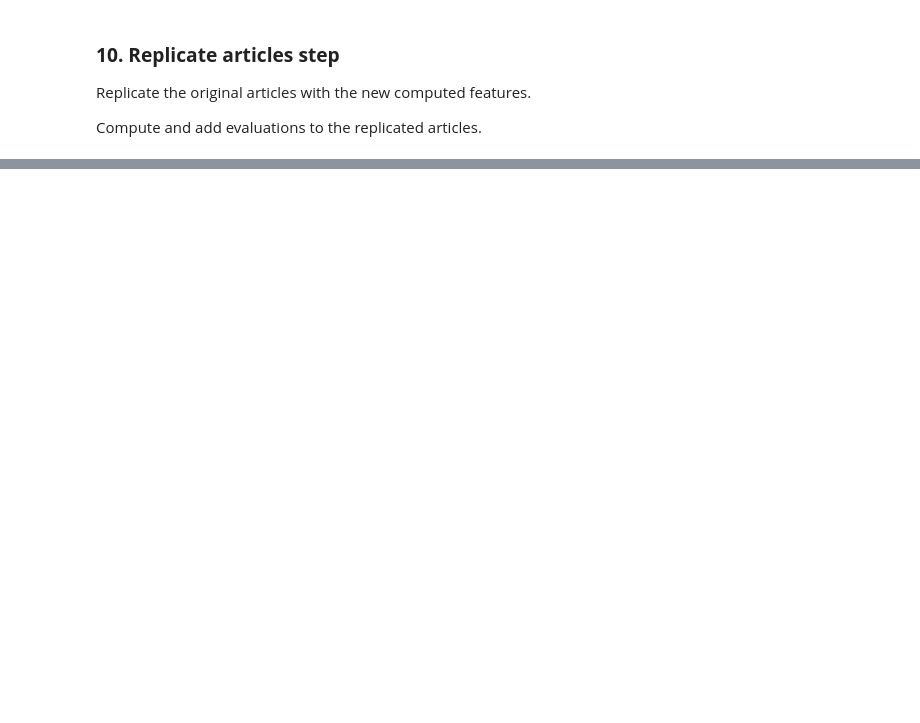
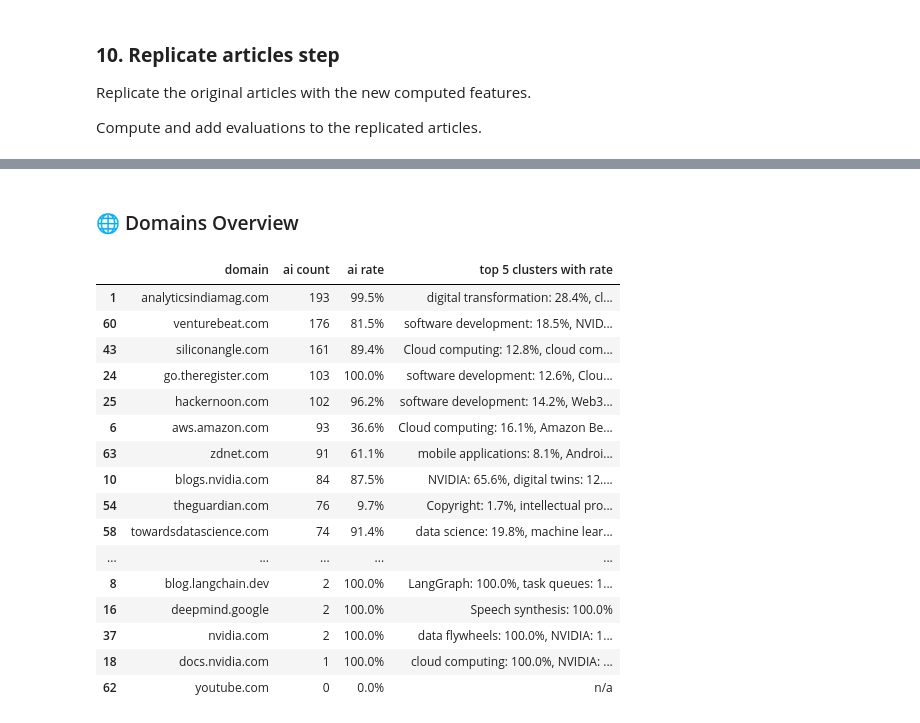
Before and after one commit to mcrilo33/hex_machina, a Jupyter notebook: notebooks/article_enrichment_flow.ipynb, the cells around one changed output, grey strips where cells are left out. Saved outputs shown, nothing was run; the diff lists cells and outputs as text; code cells hidden in the pictures; blank space fills up the shorter version.

```diff
--- a/notebooks/article_enrichment_flow.ipynb
+++ b/notebooks/article_enrichment_flow.ipynb
@@ -763,0 +803,29 @@ Here is an example : [article_enrichment_report_example.html](./images/article_e
+# %% [markdown]
+### 🌐 Domains Overview
+# %%
+import pandas as pd
+pd.set_option('display.max_rows', None)
+pd.set_option('display.max_columns', None)
+pd.set_option('display.width', None)
+pd.set_option('display.max_colwidth', None)
+from ttd.flows.analysis import get_domain_table_data
+
+get_domain_table_data(articles)
+# %% [output]
+|  | domain | ai count | ai rate | top 5 clusters with rate |
+| 1 | analyticsindiamag.com | 193 | 99.5% | digital transformation: 28.4%, cl... |
+| 60 | venturebeat.com | 176 | 81.5% | software development: 18.5%, NVID... |
+| 43 | siliconangle.com | 161 | 89.4% | Cloud computing: 12.8%, cloud com... |
+| 24 | go.theregister.com | 103 | 100.0% | software development: 12.6%, Clou... |
+| 25 | hackernoon.com | 102 | 96.2% | software development: 14.2%, Web3... |
+| 6 | aws.amazon.com | 93 | 36.6% | Cloud computing: 16.1%, Amazon Be... |
+| 63 | zdnet.com | 91 | 61.1% | mobile applications: 8.1%, Androi... |
+| 10 | blogs.nvidia.com | 84 | 87.5% | NVIDIA: 65.6%, digital twins: 12.... |
+| 54 | theguardian.com | 76 | 9.7% | Copyright: 1.7%, intellectual pro... |
+| 58 | towardsdatascience.com | 74 | 91.4% | data science: 19.8%, machine lear... |
+| ... | ... | ... | ... | ... |
+| 8 | blog.langchain.dev | 2 | 100.0% | LangGraph: 100.0%, task queues: 1... |
+| 16 | deepmind.google | 2 | 100.0% | Speech synthesis: 100.0% |
+| 37 | nvidia.com | 2 | 100.0% | data flywheels: 100.0%, NVIDIA: 1... |
+| 18 | docs.nvidia.com | 1 | 100.0% | cloud computing: 100.0%, NVIDIA: ... |
+| 62 | youtube.com | 0 | 0.0% | n/a |
```
Also changed, not shown: parts of 34 cells of this notebook, 2 other files.
